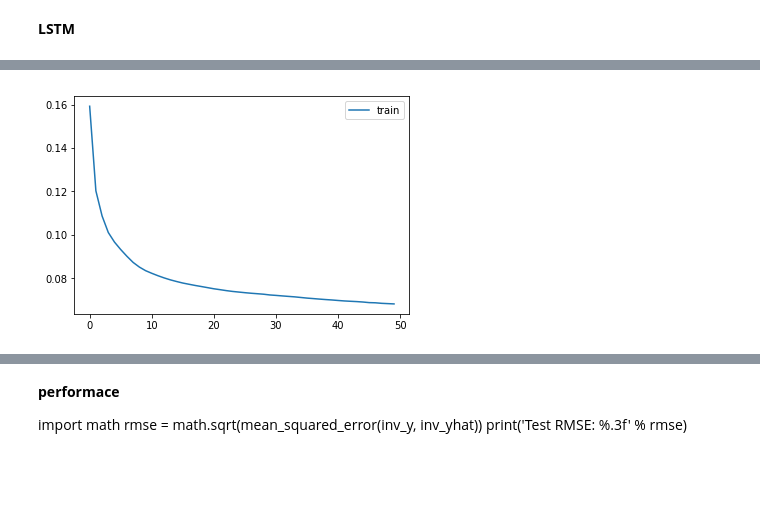
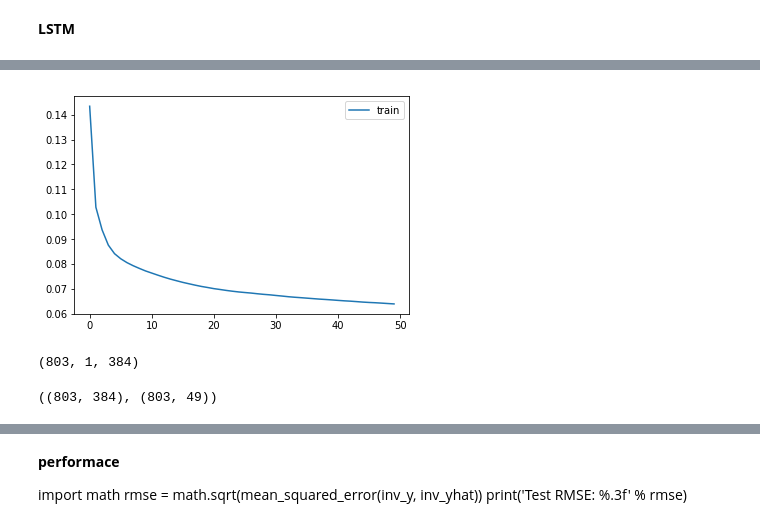
Before and after one commit to charlesfu4/MT, a Jupyter notebook: hourly_forecast.ipynb, the cells around one changed output, grey strips where cells are left out. Cells and saved outputs as stored; diff of their text form; code cells hidden in the pictures; blank space fills up the shorter version.

```diff
--- a/hourly_forecast.ipynb
+++ b/hourly_forecast.ipynb
@@ -226,12 +259,18 @@ from tpot_multi import mul_reg_config_dict
 # %%
-rfr_dict = {
+mul_reg_config_dict = {
 
-    'sklearn.ensemble.RandomForestRegressor': {
-        'n_estimators': [100],
-        'max_features': np.arange(0.05, 1.01, 0.05),
-        'min_samples_split': range(2, 21),
-        'min_samples_leaf': range(1, 21),
-        'bootstrap': [True, False]
+    #regressors need not wrappers
+    'sklearn.multioutput.MultiOutputRegressor': {
+        'estimator': {
+            'sklearn.svm.LinearSVR': {
+                'loss': ["epsilon_insensitive", "squared_epsilon_insensitive"],
+                'dual': [True, False],
+                'tol': [1e-5, 1e-4, 1e-3, 1e-2, 1e-1],
+                'C': [1e-4, 1e-3, 1e-2, 1e-1, 0.5, 1., 5., 10., 15., 20., 25.],
+                'epsilon': [1e-4, 1e-3, 1e-2, 1e-1, 1.]
+            }
+
+        }
     },
 
     # Preprocesssors
@@ -329,7 +368,7 @@ rfr_dict = {
 from tpot import TPOTRegressor
 #import mul_config as mc## import multioutput regressor customized configuration
 
-tpot_reg = TPOTRegressor(generations=10, population_size=50, n_jobs=-1, verbosity=2, random_state=12345, config_dict=rfr_dict)
-tpot_reg.fit(train_X, train_y)
+tpot_reg = TPOTRegressor(generations=3, population_size=30, n_jobs=-1, verbosity=3, random_state=12345, config_dict=mul_reg_config_dict)
+tpot_reg.fit(X, y)
 print(tpot_reg.score(test_X,test_y))
 # %% [output]
@@ -482,10 +539,10 @@ plt.show()
 # %% [markdown]
 **LSTM**
 # %%
-train_X, test_X, train_y, test_y = train_test_split(X, y, train_size = 0.9, test_size = 0.1)
+train_X, val_X, train_y, val_y = train_test_split(X, y, train_size = 0.9, test_size = 0.1)
 ltrain_X = train_X.reshape((train_X.shape[0], 1, train_X.shape[1]))
-ltest_X = test_X.reshape((test_X.shape[0], 1, test_X.shape[1]))
-train_y = train_y.reshape((train_y.shape[0],1, train_y.shape[1]))
+lval_X = val_X.reshape((val_X.shape[0], 1, val_X.shape[1]))
+ltrain_y = train_y.reshape((train_y.shape[0],1, train_y.shape[1]))
 
 from keras.layers import TimeDistributed
 # design network
@@ -495,7 +552,7 @@ model.add(TimeDistributed(Dense(49)))
 model.compile(loss='mae', optimizer='adam')
 model.summary()
 # fit network
-history = model.fit(ltrain_X, train_y, epochs=50, batch_size=72, verbose=2, shuffle=False)
+history = model.fit(ltrain_X, ltrain_y, epochs=50, batch_size=72, verbose=2, shuffle=False)
 # plot history
 pyplot.plot(history.history['loss'], label='train')
 pyplot.legend()
@@ -521 +578,5 @@ Epoch 50/50
-[figure, old version]
+[figure, new version]
+# %%
+test_X.shape
+# %% [output]
+(803, 1, 384)
@@ -522 +590,5 @@ Epoch 50/50
+# %%
+ptest_X.shape, test_y.shape
+# %% [output]
+((803, 384), (803, 49))
 # %%
```
Also changed, not shown: parts of 27 cells of this notebook, 1 other file.
